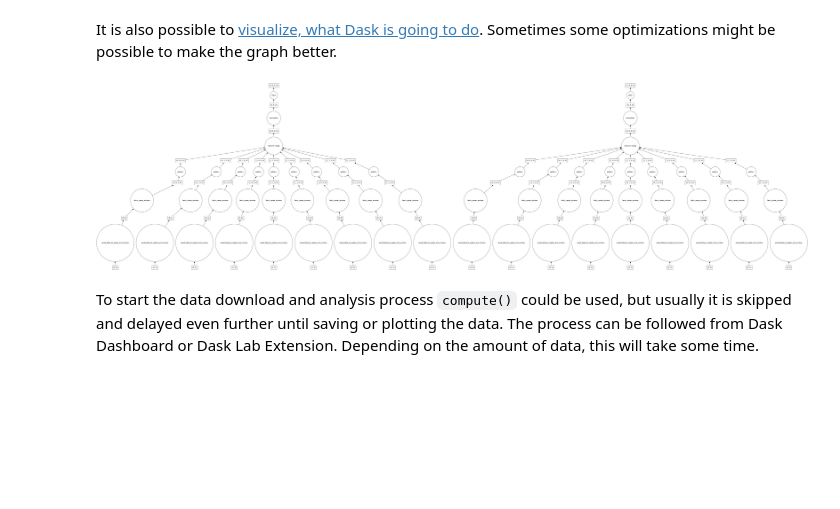
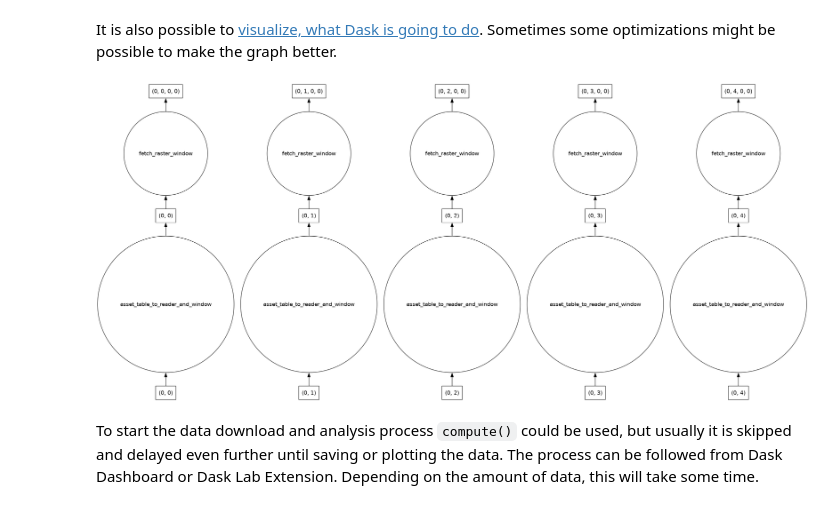
Before and after one commit to csc-training/geocomputing, a Jupyter notebook: python/STAC/STAC_CSC_example.ipynb, the cells around one changed output. Drawn from its saved outputs; the diff is of its cells as text; code cells hidden in the pictures; blank space fills up the shorter version.

```diff
--- a/python/STAC/STAC_CSC_example.ipynb
+++ b/python/STAC/STAC_CSC_example.ipynb
@@ -106,6 +155,8 @@ Define the center of area of interest, in this case Helsinki.
 # %%
-lon, lat = 24.945, 60.173, #Helsinki
-#lon,lat = 25.6, 65.1
+# Define the center of area of interest
+#lon, lat = 24.945, 60.173, #Helsinki
+#lon, lat = 27.65, 62.88 #Kuopio
+lon, lat = 28.2, 63.62 #Tiilikkajärvi
 # %% [markdown]
 ### Basic search
 # %% [markdown]
@@ -227,13 +281,13 @@ This will be fast, because the actual data is not fetched yet. How does the data
 # %%
 %time
 x, y = pyproj.Proj("EPSG:3067")(lon, lat)
-buffer = 5000
+buffer = 3000
 
 cube = stackstac.stack(
     items=item_collection,
     bounds=(x-buffer, y-buffer, x+buffer, y+buffer),
-    assets=["b04", "b03", "b02"],
-    # chunksize=(-1,1,2048,2048),
+    assets=["b04", "b03", "b02", 'b08', "quality_scene_classification"],
+    chunksize=(-1,1,2048,2048),
     resolution=10,
     # resampling=Resampling.bilinear
     epsg=3067
@@ -307,9 +393,9 @@ So far no data has been downloaded, nor anything computed with actual data. In t
 It is also possible to [visualize, what Dask is going to do](https://docs.dask.org/en/stable/graphviz.html#). Sometimes some optimizations might be possible to make the graph better.
 # %%
 import dask
-dask.visualize(monthly)
+dask.visualize(cube)
 # %% [output]
-[figure, old version]
+[figure, new version]
 # %% [markdown]
 To start the data download and analysis process `compute()` could be used, but usually it is skipped and delayed even further until saving or plotting the data. The process can be followed from Dask Dashboard or Dask Lab Extension. Depending on the amount of data, this will take some time.
 # %%
```
Also changed, not shown: parts of 42 cells of this notebook.
